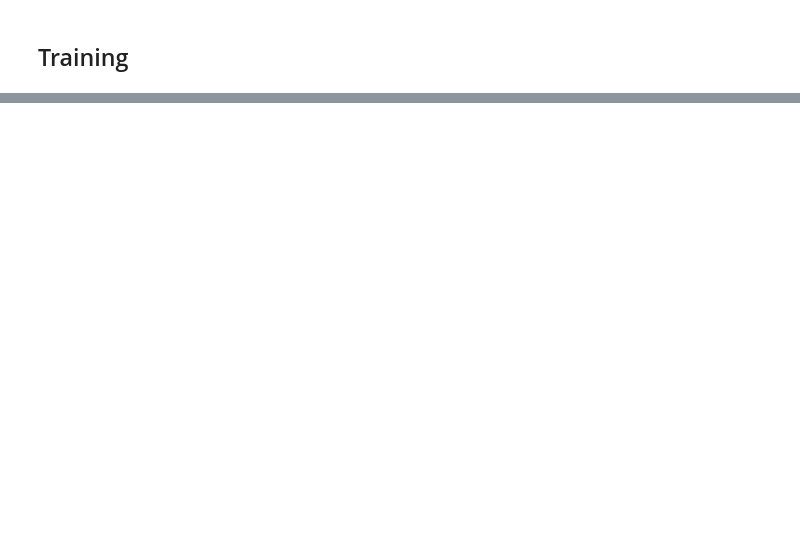
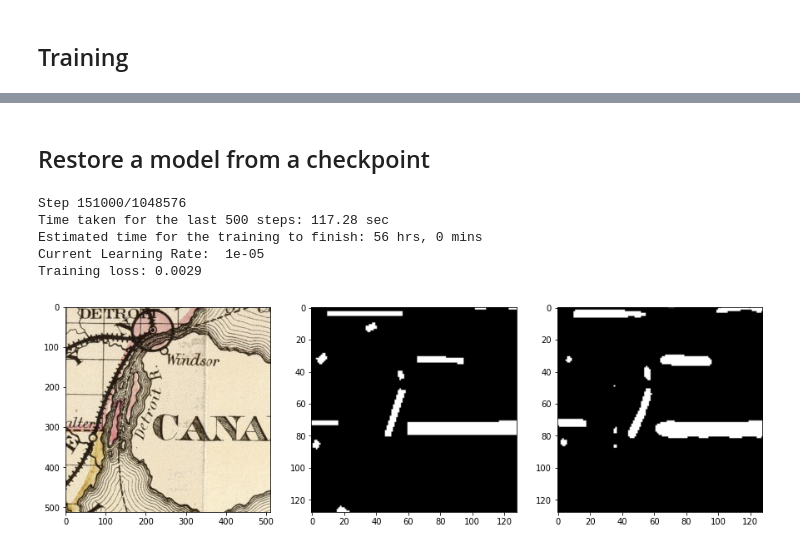
Before and after one commit to gerasimos-matidis/MapTD_TF2, a Jupyter notebook: train_v2.ipynb, the cells around one changed output, grey strips where cells are left out. Drawn from its saved outputs; the diff is of its cells as text; code cells hidden in the pictures; blank space fills up the shorter version.

```diff
--- a/train_v2.ipynb
+++ b/train_v2.ipynb
@@ -141,3 +137,6 @@ Training loss: 0.0145
 # %%
 modelpath = os.path.join(conf_file_dir, 'saved_model')
 maptd_model.save(modelpath)
+# %%
+dataset_dir = 'D:/Gerasimos/Toponym_Recognition/MapTD_General/MapTD_TF2/data/general_dataset/'
+test_ds = get_dataset_from_txt_files(dataset_dir, conf_file_dir, 'test', batch_size=1)
@@ -143,0 +145,12 @@ maptd_model.save(modelpath)
+# %% [markdown]
+## Restore a model from a checkpoint
+# %%
+TILE_SIZE = 512
+TRAIN_BATCH_SIZE = 16
+
+# Load the dataset generators
+train_ds = get_dataset_from_txt_files(dataset_dir, conf_file_dir, 'train', batch_size=TRAIN_BATCH_SIZE)
+test_ds = get_dataset_from_txt_files(dataset_dir, conf_file_dir, 'test', batch_size=1)
+
+# Define the model
+maptd = maptd_model(input_size=TILE_SIZE)
@@ -143,0 +167,16 @@ maptd_model.save(modelpath)
+# %%
+conf_file_dir = 'D:/Gerasimos/Toponym_Recognition/MapTD_General/MapTD_TF2/data/ckpts/models/0'
+log_dir = os.path.join(conf_file_dir, 'logs')
+sum_writer = tf.summary.create_file_writer(os.path.join(log_dir, datetime.datetime.now().strftime("%Y%m%d-%H%M%S")))
+# %%
+stepnumber_to_start_from = 90000 # Because, this time, the latest ckpt is the one with number 9, i.e. 9*10000=90000 steps have ran already
+
+# Continue on train the model
+fit(maptd, train_ds, test_ds, sum_writer, enumerate_from=stepnumber_to_start_from)
+# %% [output]
+Step 151000/1048576
+Time taken for the last 500 steps: 117.28 sec
+Estimated time for the training to finish: 56 hrs, 0 mins
+Current Learning Rate:  1e-05
+Training loss: 0.0029
+[figure, added]
```
Also changed, not shown: parts of 6 cells of this notebook, 1 other file.
